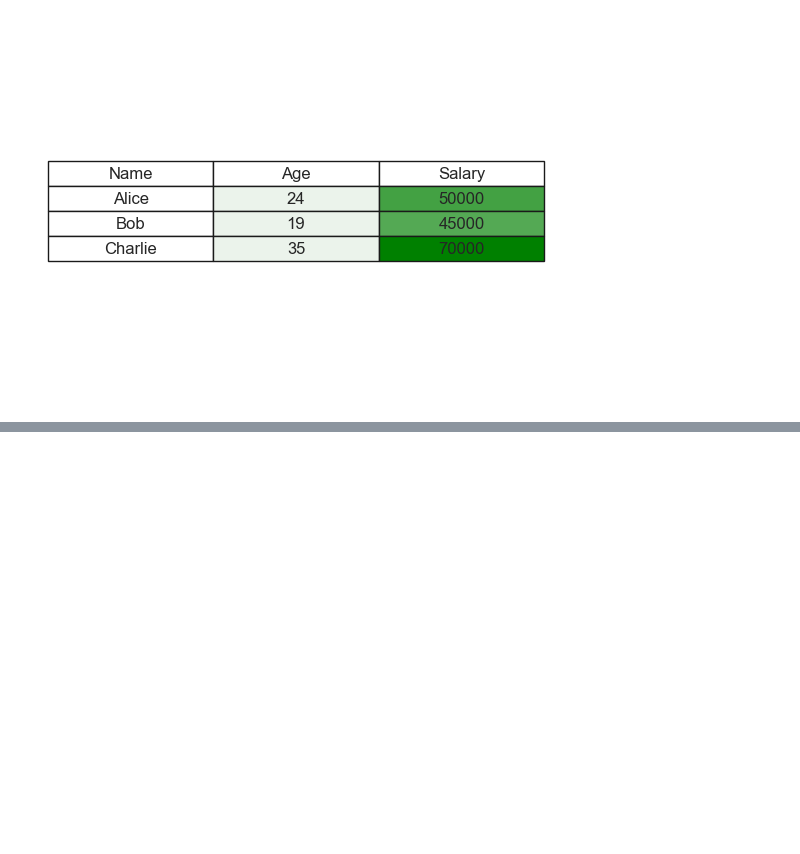
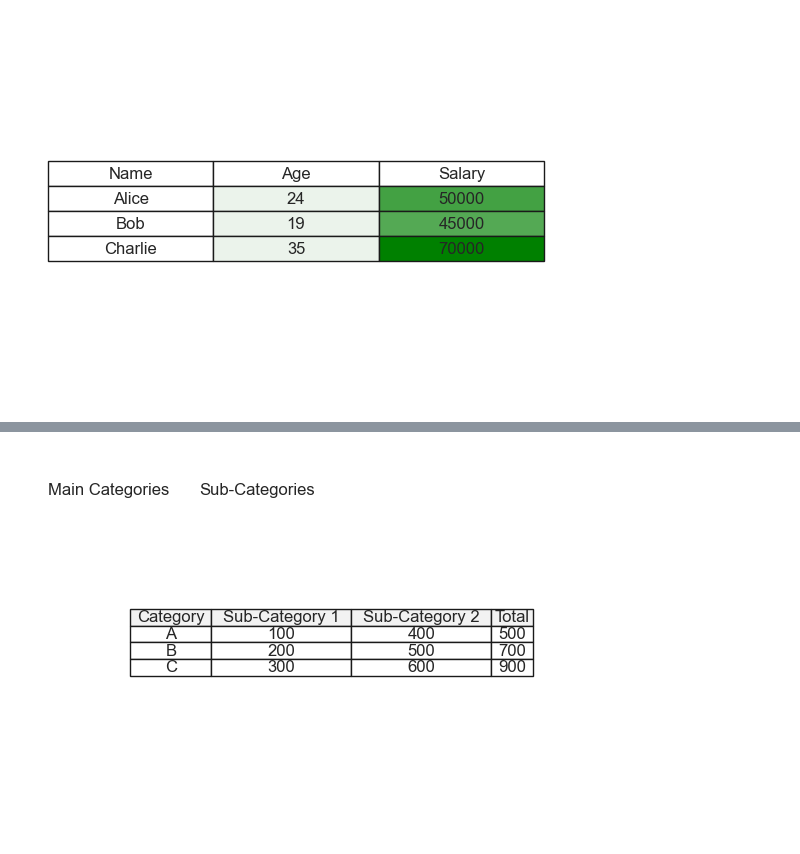
Before and after one commit to Ted88368/quant_in_action, a Jupyter notebook: seaborn/_tutorial/01.ipynb, the cells around one changed output, grey strips where cells are left out. Saved outputs shown, nothing was run; the diff lists cells and outputs as text; code cells hidden in the pictures; blank space fills up the shorter version.

```diff
--- a/seaborn/_tutorial/01.ipynb
+++ b/seaborn/_tutorial/01.ipynb
@@ -106,0 +123,41 @@ plt.show()
+# %%
+import matplotlib.pyplot as plt
+import pandas as pd
+import numpy as np
+
+# 示例数据
+data = {
+    'Category': ['A', 'B', 'C'],
+    'Sub-Category 1': [100, 200, 300],
+    'Sub-Category 2': [400, 500, 600],
+    'Total': [500, 700, 900]
+}
+
+df = pd.DataFrame(data)
+
+# 创建图形
+fig, ax = plt.subplots()
+
+# 隐藏坐标轴
+ax.axis('tight')
+ax.axis('off')
+
+# 绘制表格
+table = ax.table(cellText=df.values, colLabels=df.columns, cellLoc='center', loc='center')
+
+# 设置列宽比例
+table.auto_set_column_width([0, 1, 2, 3])
+
+# 设置表头背景颜色
+for j in range(len(df.columns)):
+    table[(0, j)].set_facecolor("#f2f2f2")
+
+# 合并特定单元格：例如合并 "Sub-Category 1" 和 "Sub-Category 2"
+# 使用 annotation 绘制额外的文字作为表头
+ax.annotate('Sub-Categories', xy=(0.35, 0.9), xycoords='axes fraction', fontsize=12, ha='center')
+ax.annotate('Main Categories', xy=(0.05, 0.9), xycoords='axes fraction', fontsize=12, ha='center')
+
+# 显示图形
+plt.show()
+# %% [output]
+[figure, added]
```
Also changed, not shown: parts of 2 cells of this notebook.
